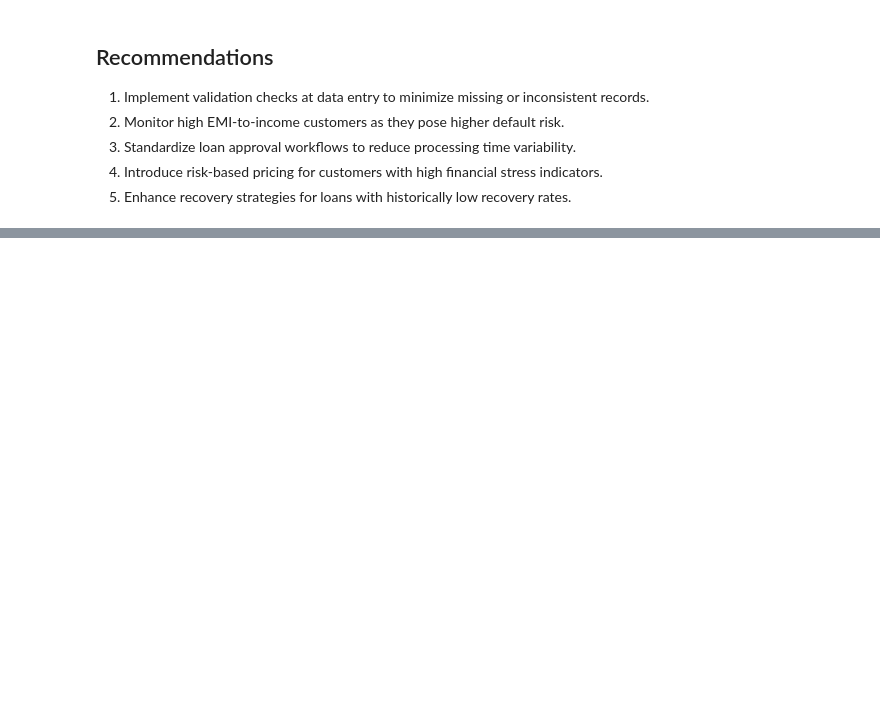
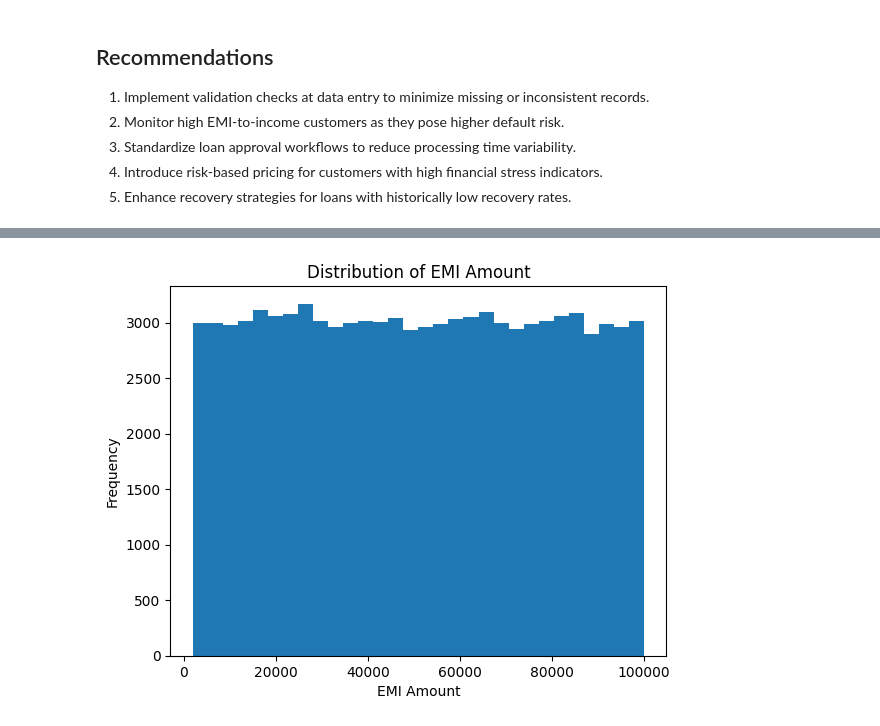
Before and after one commit to madhurmd/hero-fincorp-loan-analysis, a Jupyter notebook: notebooks/analysis.ipynb, the cells around one changed output, grey strips where cells are left out. Drawn from its saved outputs; the diff is of its cells as text; code cells hidden in the pictures; blank space fills up the shorter version.

```diff
--- a/notebooks/analysis.ipynb
+++ b/notebooks/analysis.ipynb
@@ -225,0 +248,9 @@ loans['EMI_to_Income'] = loans['EMI_Amount'] / (loans['Annual_Income'] / 12)
+# %%
+plt.figure()
+plt.hist(loans['EMI_Amount'].dropna(), bins=30)
+plt.title("Distribution of EMI Amount")
+plt.xlabel("EMI Amount")
+plt.ylabel("Frequency")
+plt.show()
+# %% [output]
+[figure, added]
```
Also changed, not shown: parts of 14 cells of this notebook.
